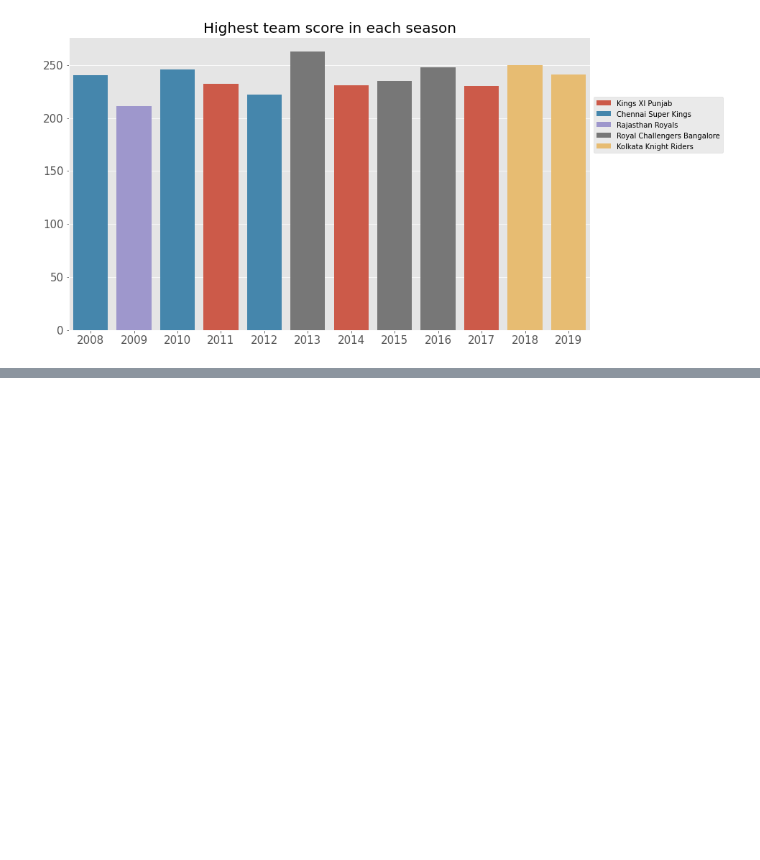
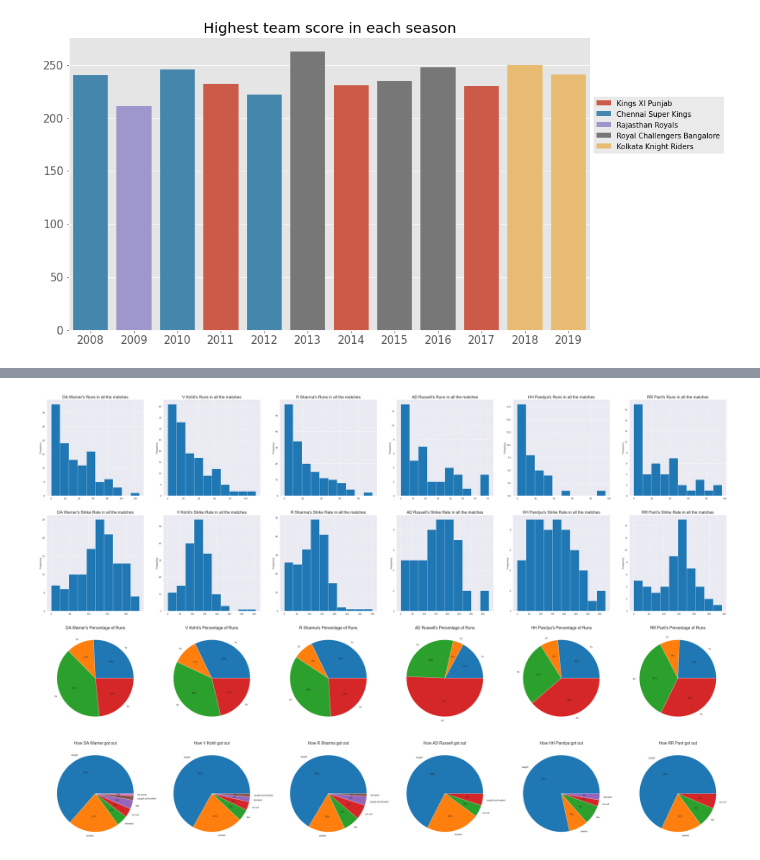
Before and after one commit to sakshamj74/IPL-Analysis, a Jupyter notebook: Deliveries.ipynb, the cells around one changed output, grey strips where cells are left out. Drawn from its saved outputs; the diff is of its cells as text; code cells hidden in the pictures; blank space fills up the shorter version.

Commit message:
Best Batsmen Analysis
Best Batsmen Analysis

```diff
--- a/Deliveries.ipynb
+++ b/Deliveries.ipynb
@@ -166,3 +166,80 @@ ax.legend(loc = 'center left', bbox_to_anchor=(1,0.7))
 # %% [output]
 <matplotlib.legend.Legend at 0x...>
 [figure]
+# %%
+deliveries=deliveries.replace(to_replace='RG Sharma', value='R Sharma')
+def Batsmen(bat_name, fig, axes, pos):
+    data = []
+    for match in deliveries['match_id'].unique():
+        df_tmp = deliveries[
+                (deliveries['batsman']==bat_name) &
+                (deliveries['match_id']==match) &
+                (deliveries['is_super_over']==0) &
+                (deliveries['wide_runs']==0)
+        ]
+        if df_tmp.shape[0]==0: continue
+
+        out = 0
+        if bat_name in df_tmp['player_dismissed'].unique(): out=1
+        how_out = None
+        if out: how_out = df_tmp[ df_tmp['player_dismissed']==bat_name ]['dismissal_kind'].unique()[0]
+
+        row = []
+        row.append(match)
+        row.append(df_tmp['batsman_runs'].sum())
+        row.append(df_tmp.shape[0])
+        #print(row)
+        dic = dict(df_tmp['batsman_runs'].value_counts())
+        runs = 0
+        for i in range(7):
+            if i in dic.keys():
+                row.append(dic[i])
+                runs += i*dic[i]
+            else: row.append(0)
+        row.append(out)
+        row.append(how_out)
+
+        data.append(row)
+        #assert(row[2]==sum(row[3:10]))
+        #assert(row[1]==runs)
+
+    #print(data)
+    df_bat = pd.DataFrame(data, columns=['match_id', 'total_runs', 'total_balls', '0', '1', '2', '3', '4', '5', '6', 'out', 'how_out'])
+    df_bat.head(10)
+    print("Number of Innings Played by "+bat_name+" = "+str(df_bat.shape[0]))
+    if df_bat['out'].sum()!=0: print(bat_name+'\'s Average = '+str(df_bat['total_runs'].sum()/df_bat['out'].sum()))
+
+    sns.set()
+    sns.set_palette(sns.color_palette('tab10'))
+    df_bat[ df_bat['out']==1 ]['total_runs'].plot(kind='hist', ax = axes[0, pos])
+    axes[0,pos].set_title(bat_name+'\'s Runs in all the matches', fontsize=20)
+    #plt.show()
+
+    st = df_bat['total_runs']/df_bat['total_balls']*100
+    print(bat_name+'\'s Strike rate = '+str(np.average(st)))
+    st.plot(kind='hist', ax = axes[1, pos])
+    axes[1,pos].set_title(bat_name+'\'s Strike Rate in all the matches', fontsize=20)
+    #plt.show()
+
+    runs = []
+    for i in [1,2,4,6]:
+        runs.append(i*df_bat[str(i)].sum())
+    axes[2,pos].pie(runs, labels = ['1\'s','2\'s','4\'s','6\'s'], autopct = "%1.0f%%")
+    axes[2,pos].set_title(bat_name+'\'s Percentage of Runs', fontsize=20)
+    #plt.show()
+
+    axes[3,pos].pie(df_bat['how_out'].value_counts().values, labels = df_bat['how_out'].value_counts().index, autopct = '%1.0f%%')
+    axes[3,pos].set_title('How '+bat_name+' got out', fontsize=20)
+    #plt.show()
+
+name = ['DA Warner', 'V Kohli', 'R Sharma', 'AD Russell', 'HH Pandya', 'RR Pant']
+pos = 0
+fig, axes = plt.subplots(4,len(name), figsize = (60,40))
+for i in name:
+    print('Batsman\'s name = '+i)
+    Batsmen(i, fig, axes, pos)
+    pos +=1
+    print()
+plt.show()
+#fig.savefig('Batsmen.png')
+# %% [output]
@@ -168,0 +263 @@ ax.legend(loc = 'center left', bbox_to_anchor=(1,0.7))
+[figure, added]
```
Also changed, not shown: parts of 1 cell of this notebook.
